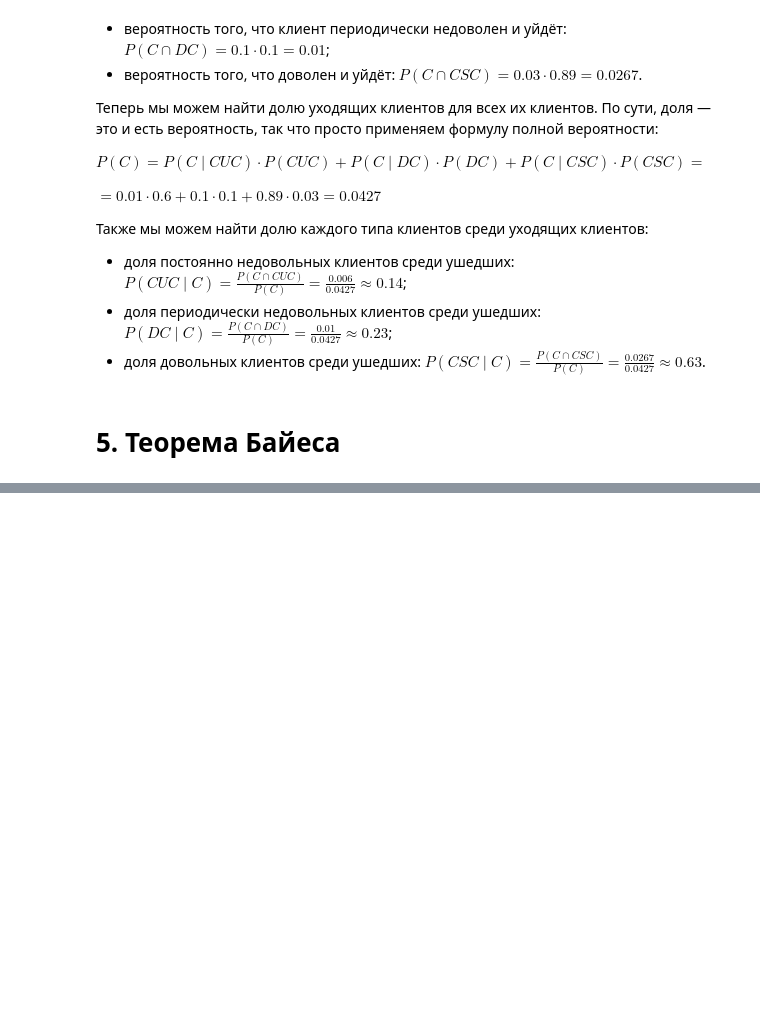
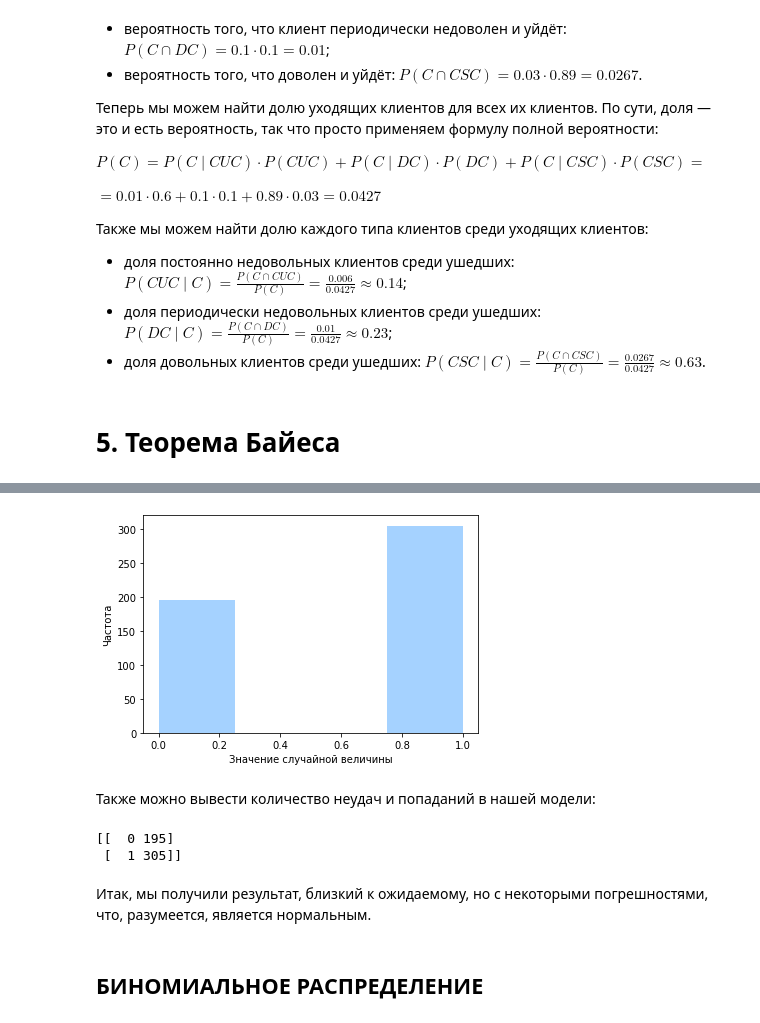
Before and after one commit to Terr14/SF_DS, a Jupyter notebook: SF_DataScience/MATH&ML-7. Теория вероятностей в контексте наивного байесовского классификатора/MATH&ML-7. Теория вероятностей в контексте наивного байесовского классификатора.ipynb, the cells around one changed output, grey strips where cells are left out. Cells and saved outputs as stored; diff of their text form; code cells hidden in the pictures; blank space fills up the shorter version.

```diff
--- a/SF_DataScience/MATH&ML-7. Теория вероятностей в контексте наивного байесовского классификатора/MATH&ML-7. Теория вероятностей в контексте наивного байесовского классификатора.ipynb
+++ b/SF_DataScience/MATH&ML-7. Теория вероятностей в контексте наивного байесовского классификатора/MATH&ML-7. Теория вероятностей в контексте наивного байесовского классификатора.ipynb
@@ -703,0 +1385,24 @@ $= 0.01 \cdot 0.6 + 0.1 \cdot 0.1 + 0.89 \cdot 0.03 = 0.0427$
+# %%
+from scipy.stats import bernoulli
+import seaborn as sns
+
+
+data = bernoulli.rvs(size=500,p=0.6)
+ax = sns.distplot(data,
+                  kde = False,
+                  color='dodgerblue')
+ax.set(xlabel='Значение случайной величины', ylabel='Частота');
+# %% [output]
+[figure, added]
+# %% [markdown]
+Также можно вывести количество неудач и попаданий в нашей модели:
+# %%
+unique, counts = np.unique(data, return_counts=True)
+print(np.asarray((unique, counts)).T)
+# %% [output]
+[[  0 195]
+ [  1 305]]
+# %% [markdown]
+Итак, мы получили результат, близкий к ожидаемому, но с некоторыми погрешностями, что, разумеется, является нормальным.
+# %% [markdown]
+## БИНОМИАЛЬНОЕ РАСПРЕДЕЛЕНИЕ
```
Also changed, not shown: parts of 64 cells of this notebook, 10 other files.
